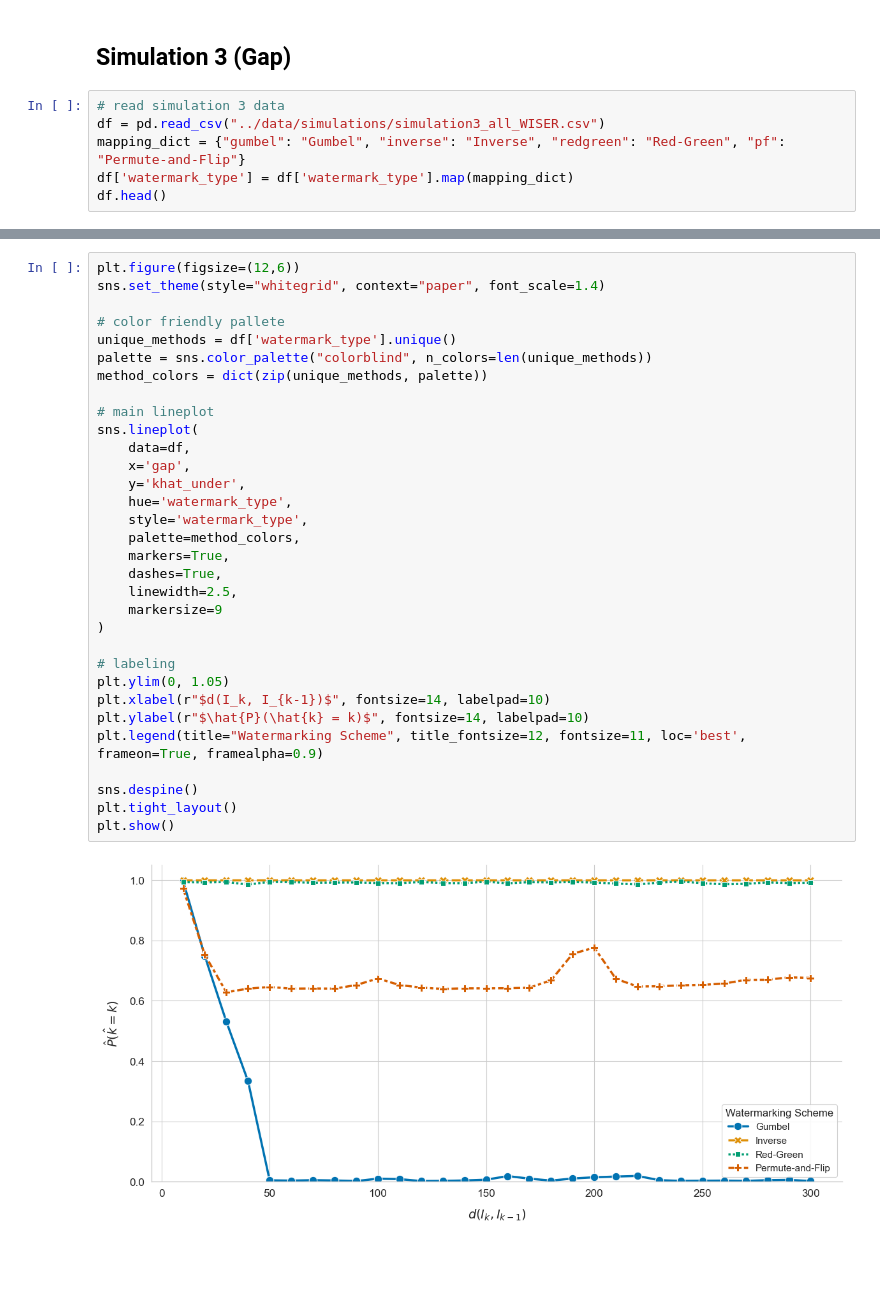
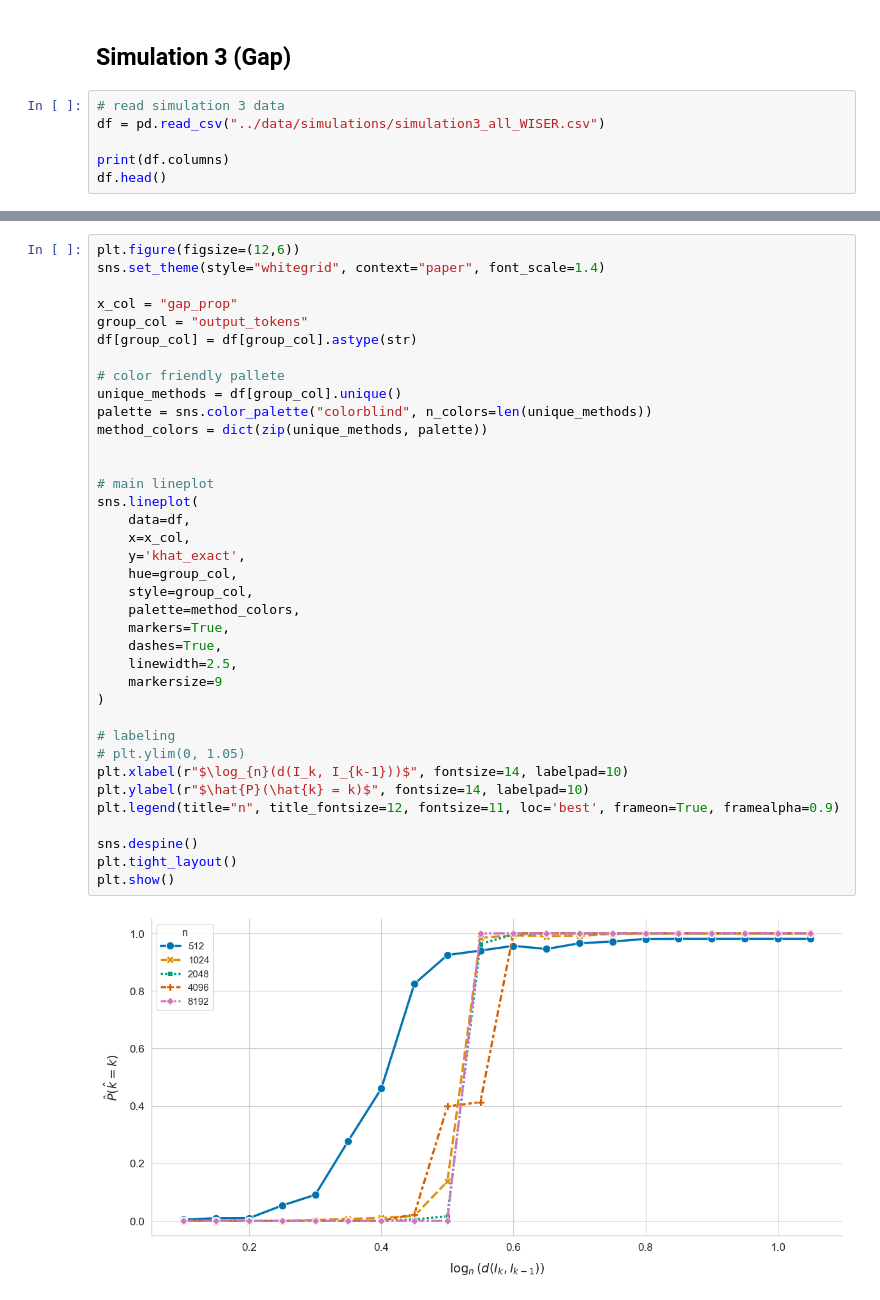
Before and after one commit to subroy13/WISER, a Jupyter notebook: scripts/simulation_plots.ipynb, the cells around one changed output, grey strips where cells are left out. Saved outputs shown, nothing was run; the diff lists cells and outputs as text; blank space fills up the shorter version.

Commit message:
feat: simulation run + plots

```diff
--- a/scripts/simulation_plots.ipynb
+++ b/scripts/simulation_plots.ipynb
@@ -154,7 +235,7 @@ plt.show()
 # %%
 # read simulation 3 data
 df = pd.read_csv("../data/simulations/simulation3_all_WISER.csv")
-mapping_dict = {"gumbel": "Gumbel", "inverse": "Inverse", "redgreen": "Red-Green", "pf": "Permute-and-Flip"}
-df['watermark_type'] = df['watermark_type'].map(mapping_dict)
+
+print(df.columns)
 df.head()
 # %% [output]
@@ -168,34 +257,39 @@ df.head()
 # %%
 plt.figure(figsize=(12,6))
 sns.set_theme(style="whitegrid", context="paper", font_scale=1.4)
 
+x_col = "gap_prop"
+group_col = "output_tokens"
+df[group_col] = df[group_col].astype(str)
+
 # color friendly pallete
-unique_methods = df['watermark_type'].unique()
+unique_methods = df[group_col].unique()
 palette = sns.color_palette("colorblind", n_colors=len(unique_methods))
 method_colors = dict(zip(unique_methods, palette))
+
 
 # main lineplot
 sns.lineplot(
     data=df,
-    x='gap',
-    y='khat_under',
-    hue='watermark_type',
-    style='watermark_type',
+    x=x_col,
+    y='khat_exact',
+    hue=group_col,
+    style=group_col,
     palette=method_colors,
     markers=True,
     dashes=True,
     linewidth=2.5,
     markersize=9
 )
 
 # labeling
-plt.ylim(0, 1.05)
-plt.xlabel(r"$d(I_k, I_{k-1})$", fontsize=14, labelpad=10)
+# plt.ylim(0, 1.05)
+plt.xlabel(r"$\log_{n}(d(I_k, I_{k-1}))$", fontsize=14, labelpad=10)
 plt.ylabel(r"$\hat{P}(\hat{k} = k)$", fontsize=14, labelpad=10)
-plt.legend(title="Watermarking Scheme", title_fontsize=12, fontsize=11, loc='best', frameon=True, framealpha=0.9)
+plt.legend(title="n", title_fontsize=12, fontsize=11, loc='best', frameon=True, framealpha=0.9)
 
 sns.despine()
 plt.tight_layout()
 plt.show()
 # %% [output]
-[figure, old version]
+[figure, new version]
```
Also changed, not shown: parts of 6 cells of this notebook, 9 other files.
